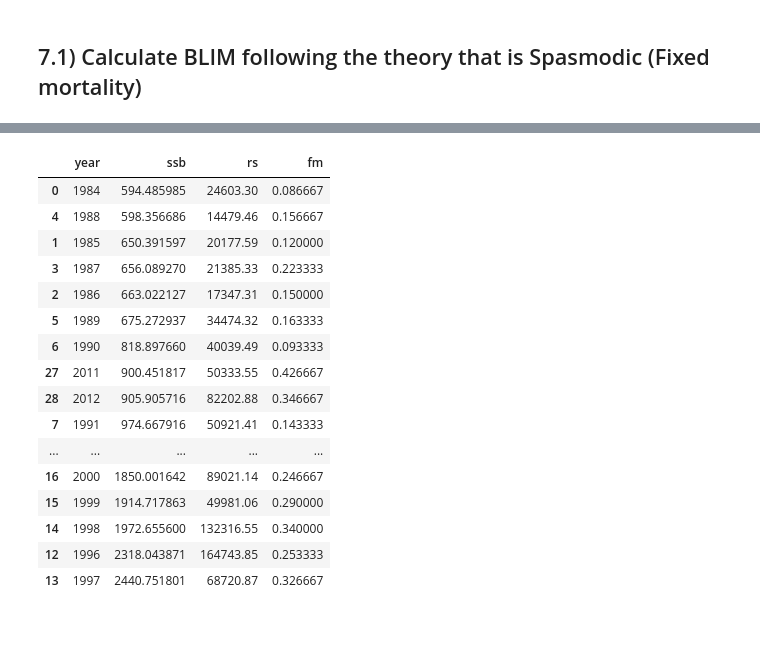
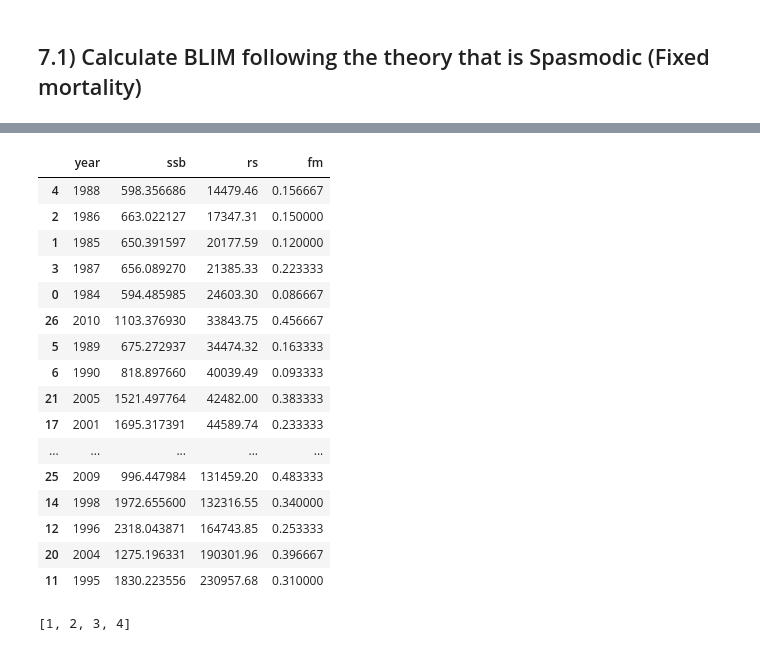
Before and after one commit to d2gex/pfs_slu, a Jupyter notebook: python/vap_fixed_terms.ipynb, the cells around one changed output, grey strips where cells are left out. Drawn from its saved outputs; the diff is of its cells as text; code cells hidden in the pictures.

```diff
--- a/python/vap_fixed_terms.ipynb
+++ b/python/vap_fixed_terms.ipynb
@@ -734,22 +747,26 @@ alpha3               34.3274         21.7       1.5801         0.127      -10.51
 ====================================================================================================
 '\n                    Breakpoint Regression Results                     \n====================================================================================================\nNo. Observations        ...
 # %%
-fm_rs_ssb.sort_values(by="ssb")
+fm_rs_ssb.sort_values(by="rs")
 # %% [output]
 |  | year | ssb | rs | fm |
-| 0 | 1984 | 594.485985 | 24603.30 | 0.086667 |
 | 4 | 1988 | 598.356686 | 14479.46 | 0.156667 |
+| 2 | 1986 | 663.022127 | 17347.31 | 0.150000 |
 | 1 | 1985 | 650.391597 | 20177.59 | 0.120000 |
 | 3 | 1987 | 656.089270 | 21385.33 | 0.223333 |
-| 2 | 1986 | 663.022127 | 17347.31 | 0.150000 |
+| 0 | 1984 | 594.485985 | 24603.30 | 0.086667 |
+| 26 | 2010 | 1103.376930 | 33843.75 | 0.456667 |
 | 5 | 1989 | 675.272937 | 34474.32 | 0.163333 |
 | 6 | 1990 | 818.897660 | 40039.49 | 0.093333 |
-| 27 | 2011 | 900.451817 | 50333.55 | 0.426667 |
-| 28 | 2012 | 905.905716 | 82202.88 | 0.346667 |
-| 7 | 1991 | 974.667916 | 50921.41 | 0.143333 |
+| 21 | 2005 | 1521.497764 | 42482.00 | 0.383333 |
+| 17 | 2001 | 1695.317391 | 44589.74 | 0.233333 |
 | ... | ... | ... | ... | ... |
-| 16 | 2000 | 1850.001642 | 89021.14 | 0.246667 |
-| 15 | 1999 | 1914.717863 | 49981.06 | 0.290000 |
+| 25 | 2009 | 996.447984 | 131459.20 | 0.483333 |
 | 14 | 1998 | 1972.655600 | 132316.55 | 0.340000 |
 | 12 | 1996 | 2318.043871 | 164743.85 | 0.253333 |
-| 13 | 1997 | 2440.751801 | 68720.87 | 0.326667 |
+| 20 | 2004 | 1275.196331 | 190301.96 | 0.396667 |
+| 11 | 1995 | 1830.223556 | 230957.68 | 0.310000 |
+# %%
+sorted([1,3,2 ,4])
+# %% [output]
+[1, 2, 3, 4]
```
Also changed, not shown: parts of 6 cells of this notebook.
